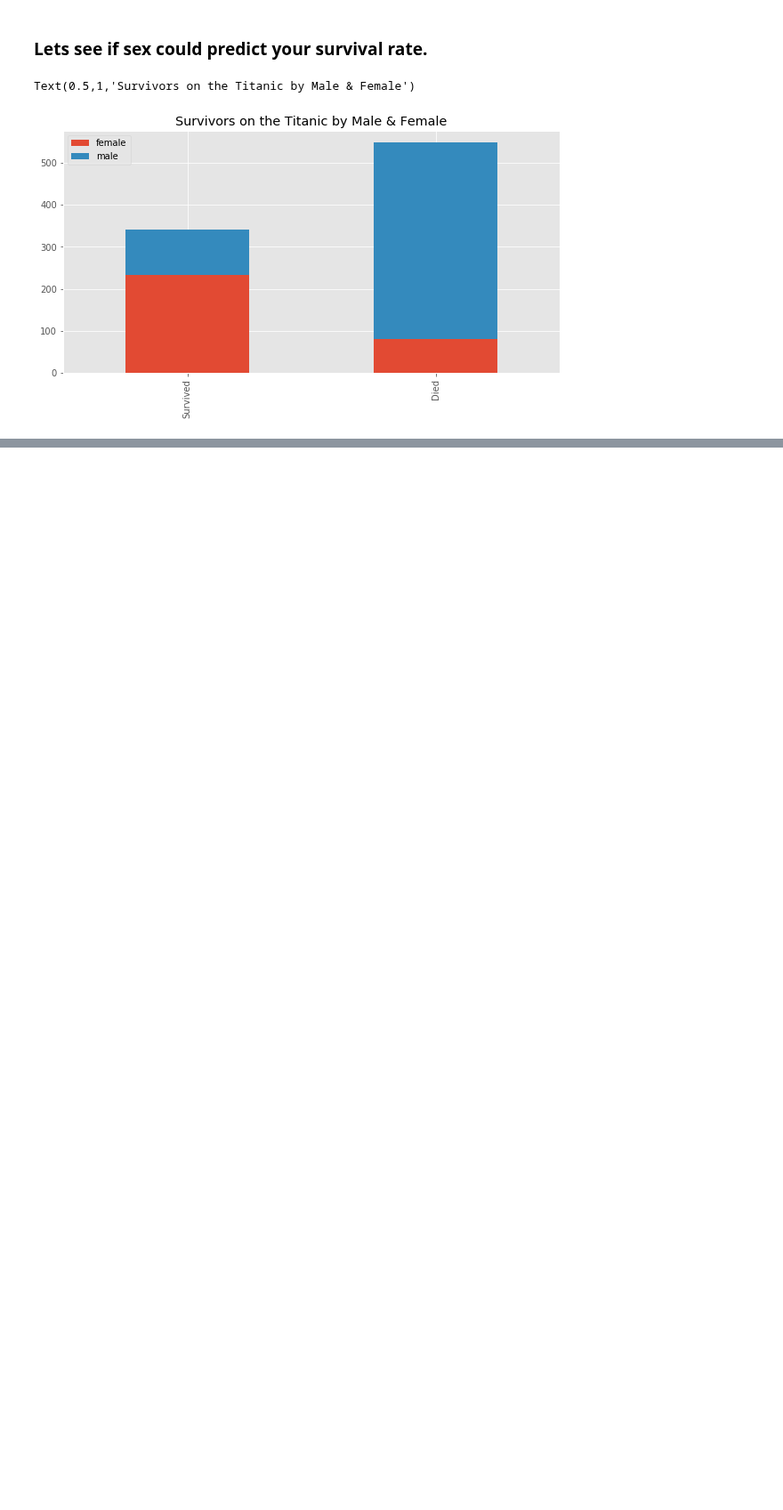
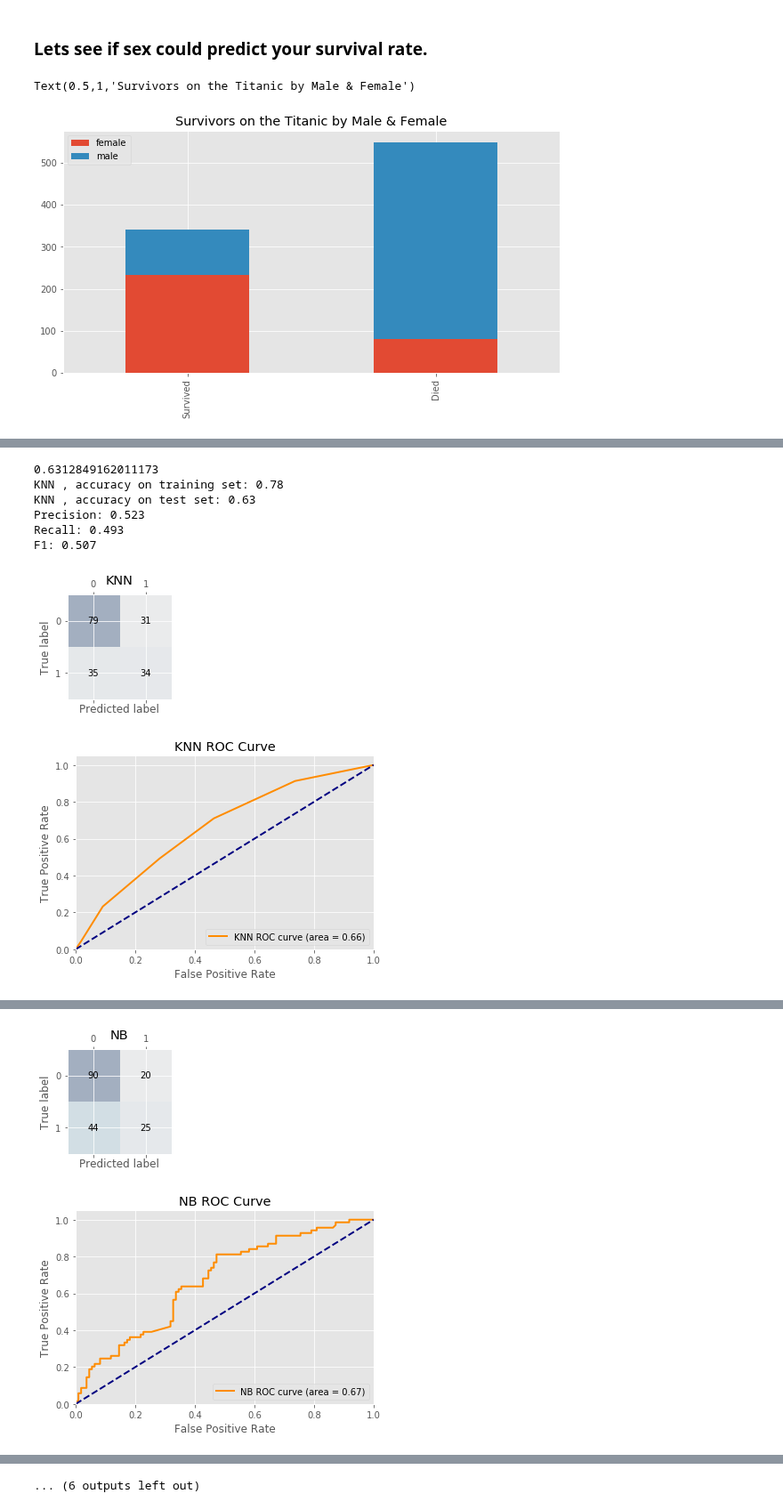
Before and after one commit to tullshaun/MachineLearning, a Jupyter notebook: TitanicData/Titanic-Part Solution.ipynb, the cells around one changed output, grey strips where cells are left out. Shown at 89% size. Drawn from its saved outputs; the diff is of its cells as text; code cells hidden in the pictures; blank space fills up the shorter version.

```diff
--- a/TitanicData/Titanic-Part Solution.ipynb
+++ b/TitanicData/Titanic-Part Solution.ipynb
@@ -192,0 +281,2 @@ Text(0.5,1,'Survivors on the Titanic by Male & Female')
+# %%
+train.Embarked = train.Embarked.fillna(value ='S') ## assign S to the missing values
@@ -192,0 +299,3 @@ Text(0.5,1,'Survivors on the Titanic by Male & Female')
+# %%
+embarked_mapping = {'S': 0, 'C': 1, 'Q': 2}
+train['Embarked'] = train['Embarked'].map(embarked_mapping)  ## convert from categorical values
@@ -192,0 +324,2 @@ Text(0.5,1,'Survivors on the Titanic by Male & Female')
+# %%
+X_train, X_test, y_train, y_test = train_test_split(train.loc[:, train.columns != 'Survived'], train['Survived'], stratify=train['Survived'], test_size=0.20, random_state=42)
@@ -192,0 +329,12 @@ Text(0.5,1,'Survivors on the Titanic by Male & Female')
+# %%
+clfs = []
+clfs.append(('SVC',SVC()))
+
+
+names = []
+for name, clf in clfs:
+    clf.fit(X_train, y_train)
+    predictions = clf.predict(X_test)
+    print (accuracy_score(y_test, predictions))
+    print(name,', accuracy on training set: {:.2f}'.format(clf.score(X_train, y_train)))
+    print(name,', accuracy on test set: {:.2f}'.format(clf.score(X_test, y_test)))
@@ -192,0 +345,57 @@ Text(0.5,1,'Survivors on the Titanic by Male & Female')
+# %%
+clfs = []
+clfs.append(('KNN', KNeighborsClassifier()))
+clfs.append(('NB', GaussianNB()))
+clfs.append(('ANN', MLPClassifier()))
+clfs.append(('RAN',RandomForestClassifier(n_estimators=13)))
+clfs.append(('DTC',DecisionTreeClassifier()))
+clfs.append(('ABC',AdaBoostClassifier()))
+
+
+
+names = []
+for name, clf in clfs:
+    clf.fit(X_train, y_train)
+    predictions = clf.predict(X_test)
+    y_predict_probabilities = clf.predict_proba(X_test)[:,1]
+    fpr, tpr, _ = roc_curve(y_test, y_predict_probabilities)
+    roc_auc = auc(fpr, tpr)
+    confmat =confusion_matrix(y_true=y_test, y_pred=predictions)
+    #print(confmat)
+    print (accuracy_score(y_test, predictions))
+    print(name,', accuracy on training set: {:.2f}'.format(clf.score(X_train, y_train)))
+    print(name,', accuracy on test set: {:.2f}'.format(clf.score(X_test, y_test)))
+    print('Precision: %.3f' % precision_score(y_true=y_test, y_pred=predictions))
+    print('Recall: %.3f' % recall_score(y_true=y_test, y_pred=predictions))
+    print('F1: %.3f' % f1_score(y_true=y_test, y_pred=predictions))
+    fig, ax = plt.subplots(figsize=(2.5, 2.5))
+    ax.matshow(confmat, cmap=plt.cm.Blues, alpha=0.3)
+    for i in range(confmat.shape[0]):
+        for j in range(confmat.shape[1]):
+            ax.text(x=j, y=i, s=confmat[i, j], va='center', ha='center')
+    plt.title(name)
+    plt.xlabel('Predicted label')
+    plt.ylabel('True label')
+    plt.tight_layout()
+
+    plt.figure()
+    plt.title(name)
+    plt.plot(fpr, tpr, color='darkorange',
+             lw=2, label=name + ' ROC curve (area = %0.2f)' % roc_auc)
+    plt.plot([0, 1], [0, 1], color='navy', lw=2, linestyle='--')
+    plt.xlim([0.0, 1.0])
+    plt.ylim([0.0, 1.05])
+    plt.xlabel('False Positive Rate')
+    plt.ylabel('True Positive Rate')
+    plt.title(name +' ROC Curve')
+    plt.legend(loc="lower right")
+    plt.show()
+# %% [output]
+0.6312849162011173
+KNN , accuracy on training set: 0.78
+KNN , accuracy on test set: 0.63
+Precision: 0.523
+Recall: 0.493
+F1: 0.507
+[figure, added]
+[figure, added]
@@ -192,0 +408,2 @@ Text(0.5,1,'Survivors on the Titanic by Male & Female')
+[figure, added]
+[figure, added]
@@ -192,0 +426 @@ Text(0.5,1,'Survivors on the Titanic by Male & Female')
+... (6 outputs left out)
```
Also changed, not shown: parts of 26 cells of this notebook.
